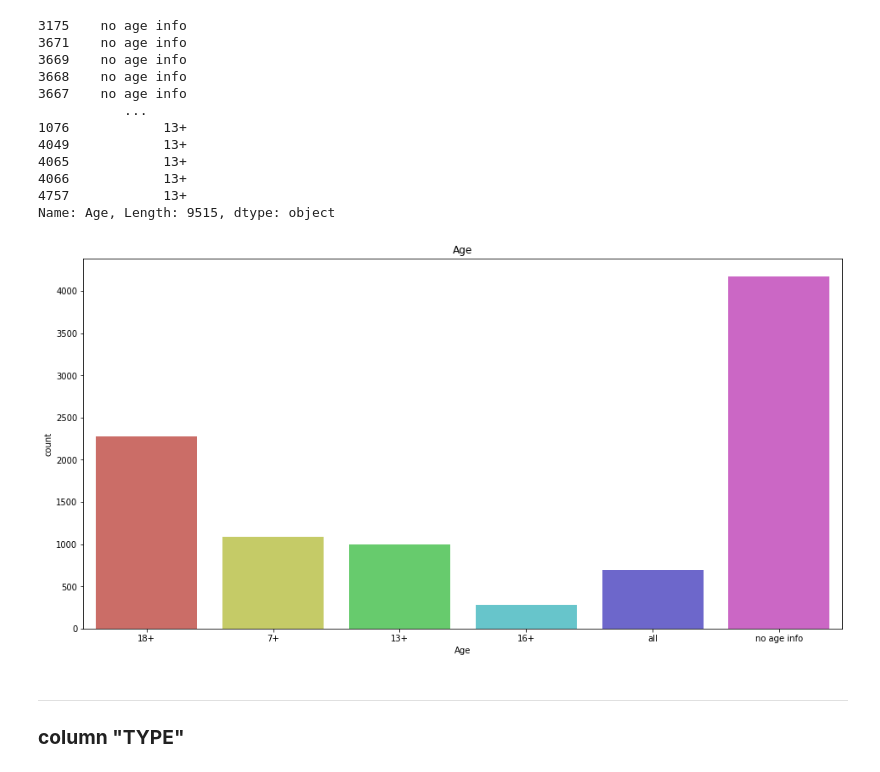
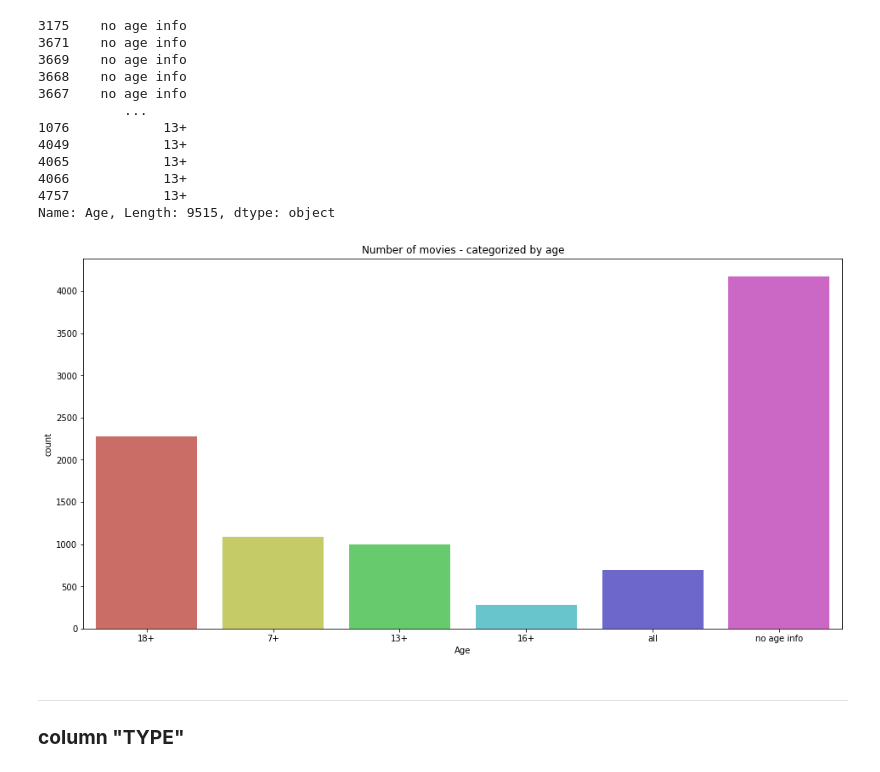
Before and after one commit to IronMan2483/streaming_movies, a Jupyter notebook: notebook/notebook_streaming.ipynb, the cells around one changed output. Cells and saved outputs as stored; diff of their text form; code cells hidden in the pictures.

```diff
--- a/notebook/notebook_streaming.ipynb
+++ b/notebook/notebook_streaming.ipynb
@@ -459,10 +681,10 @@ movies['Age'].sort_values(ascending=False)
 Name: Age, Length: 9515, dtype: object
 # %%
   plt.figure(figsize=(16,8))
-  plt.title('Age')
+  plt.title('Number of movies - categorized by age')
   sns.countplot(x=movies['Age'], palette='hls');
 # %% [output]
-[figure, old version]
+[figure, new version]
 # %% [markdown]
 ---
 
```
Also changed, not shown: parts of 96 cells of this notebook.
